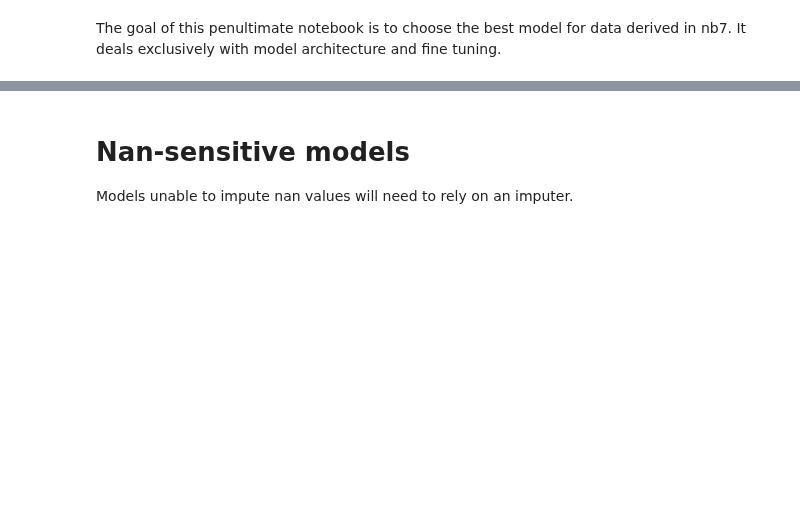
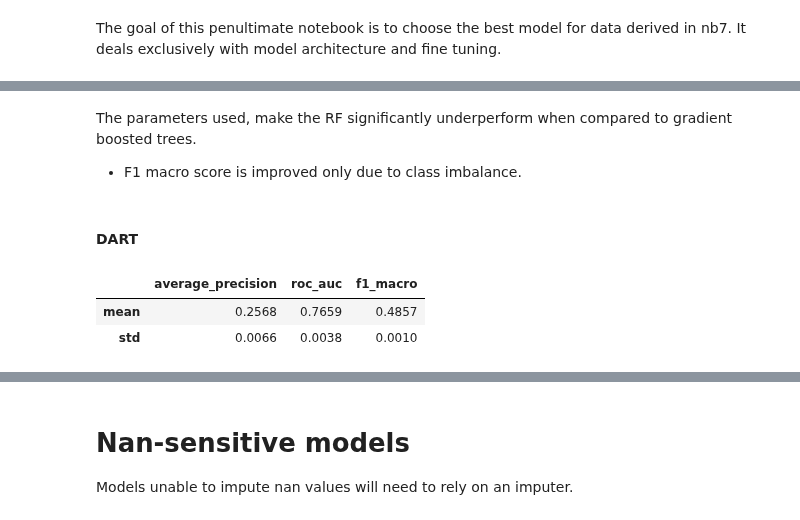
Before and after one commit to Sauciu1/defaulting-risk, a Jupyter notebook: notebooks/nb8_model_tuning.ipynb, the cells around one changed output, grey strips where cells are left out. Saved outputs shown, nothing was run; the diff lists cells and outputs as text; code cells hidden in the pictures; blank space fills up the shorter version.

```diff
--- a/notebooks/nb8_model_tuning.ipynb
+++ b/notebooks/nb8_model_tuning.ipynb
@@ -37,0 +82,11 @@ memory usage: 779.1+ MB
+# %% [markdown]
+The parameters used, make the RF significantly underperform when compared to gradient boosted trees.
+* F1 macro score is improved only due to class imbalance.
+# %% [markdown]
+#### DART
+# %%
+val_model(LGBMClassifier(boosting_type='dart', verbose=-1))
+# %% [output]
+|  | average_precision | roc_auc | f1_macro |
+| mean | 0.2568 | 0.7659 | 0.4857 |
+| std | 0.0066 | 0.0038 | 0.0010 |
```
Also changed, not shown: parts of 20 cells of this notebook, 7 other files.
